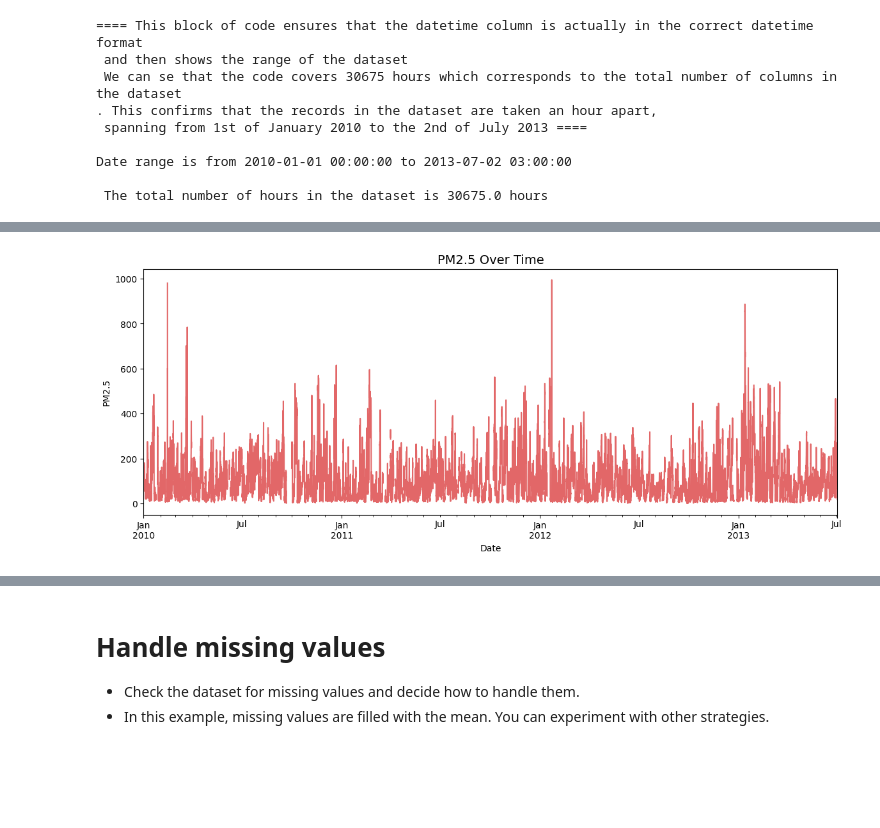
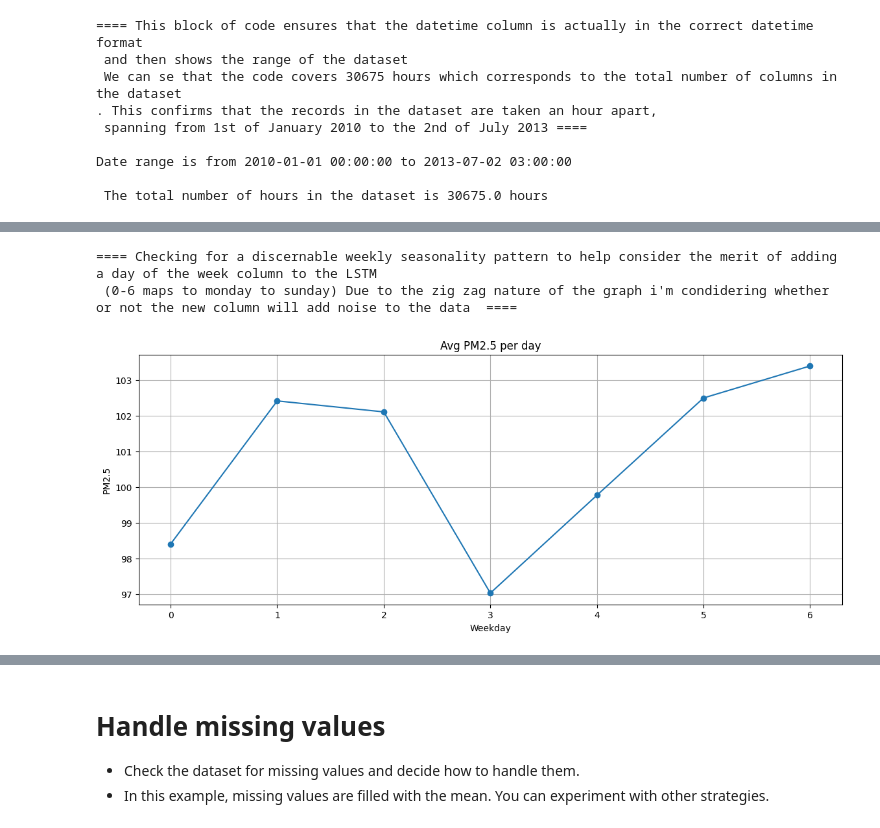
Before and after one commit to j-agbaje/Beijing_PM2.5_forecasting_model, a Jupyter notebook: air_quality_forecasting_starter_code.ipynb, the cells around one changed output, grey strips where cells are left out. Cells and saved outputs as stored; diff of their text form; code cells hidden in the pictures; blank space fills up the shorter version.

```diff
--- a/air_quality_forecasting_starter_code.ipynb
+++ b/air_quality_forecasting_starter_code.ipynb
@@ -150,14 +199,23 @@ Date range is from 2010-01-01 00:00:00 to 2013-07-02 03:00:00
+# %%
+comment("Checking for a discernable weekly seasonality pattern to help consider the merit of adding a day of the week column to the LSTM\n (0-6 maps to monday to sunday) Due to the zig zag nature of the graph i'm condidering whether or not the new column will add noise to the data ")
+
+train['weekday'] = train['datetime'].dt.day_of_week
+
+weekly_avg = train.groupby('weekday')['pm2.5'].mean()
+
+plt.figure(figsize=(14,5))
+weekly_avg.plot(color='tab:blue', marker='o')
+plt.title('Avg PM2.5 per day')
+plt.xlabel('Weekday')
+plt.ylabel('PM2.5')
+plt.grid(True)
+plt.show()
+# %% [output]
+==== Checking for a discernable weekly seasonality pattern to help consider the merit of adding a day of the week column to the LSTM
+ (0-6 maps to monday to sunday) Due to the zig zag nature of the graph i'm condidering whether or not the new column will add noise to the data  ====
+[figure, added]
 # %%
 # Set the 'datetime' column as the index for better time-series handling
 train.set_index('datetime', inplace=True)
 # val.set_index('datetime', inplace=True)
 test.set_index('datetime', inplace=True)
-# %%
-plt.figure(figsize=(14,5))  # (width, height) in inches
-train['pm2.5'].plot(color="tab:red", alpha=0.7)
-plt.title("PM2.5 Over Time", fontsize=14)
-plt.xlabel("Date")
-plt.ylabel("PM2.5")
-plt.show()
-# %% [output]
-[figure, removed]
```
Also changed, not shown: parts of 12 cells of this notebook.
